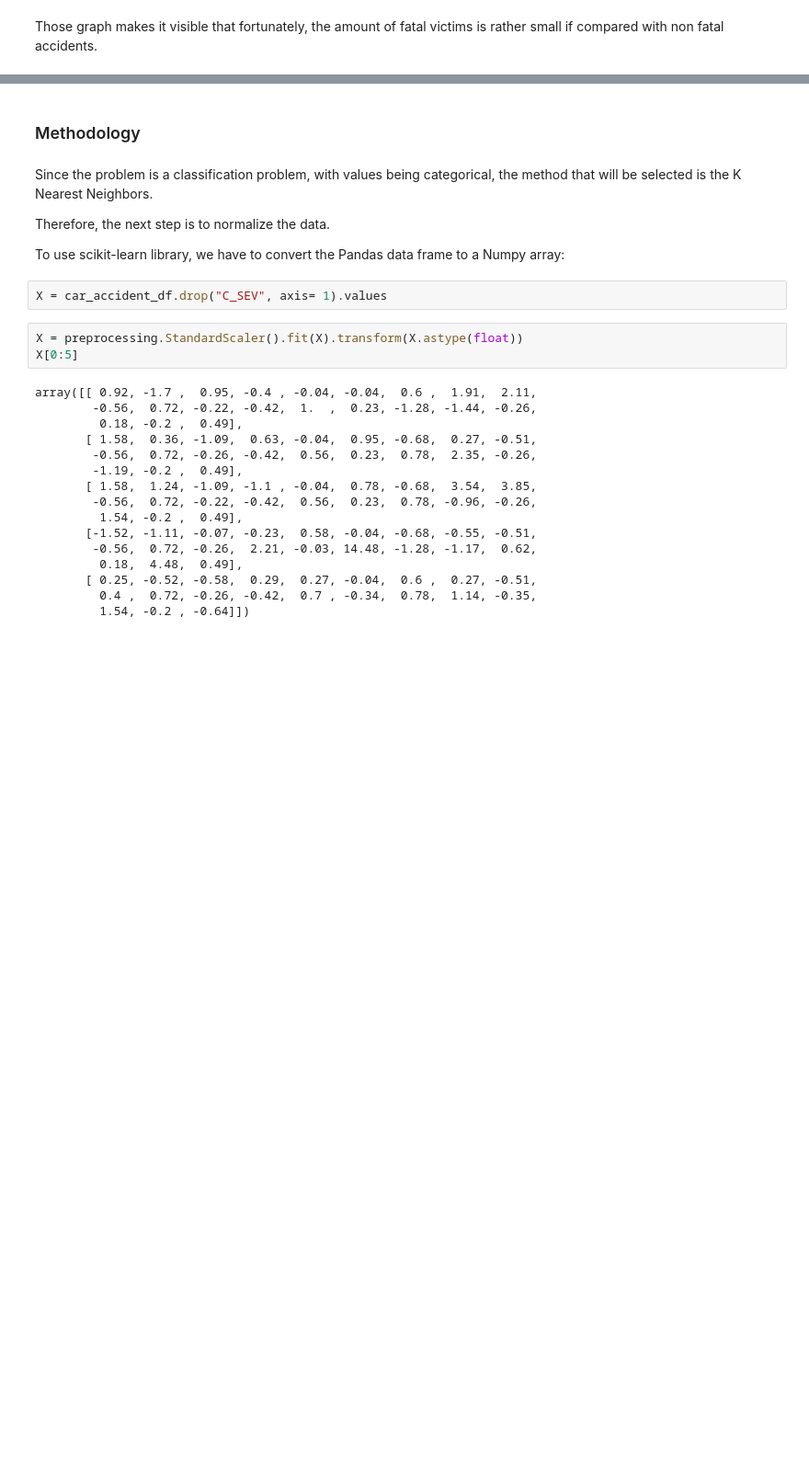
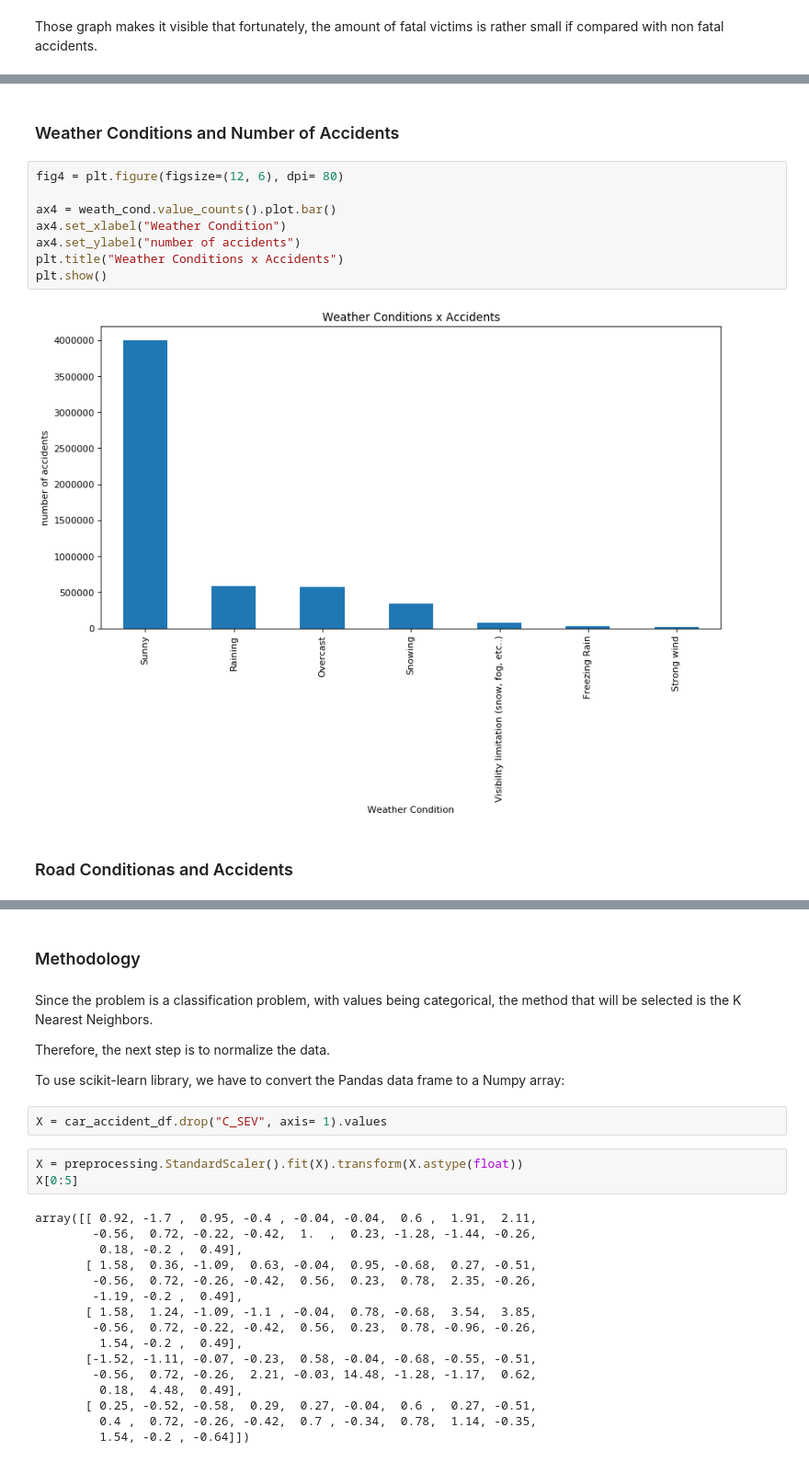
Before and after one commit to carloscaeduardo/Coursera_Capstone2, a Jupyter notebook: Canada_collision_prediction.ipynb, the cells around one changed output, grey strips where cells are left out. Shown at 92% size. Drawn from its saved outputs; the diff is of its cells as text; blank space fills up the shorter version.

```diff
--- a/Canada_collision_prediction.ipynb
+++ b/Canada_collision_prediction.ipynb
@@ -216,0 +271,14 @@ for p in ax1.patches:
+# %% [markdown]
+<h3>Weather Conditions and Number of Accidents</h3>
+# %%
+fig4 = plt.figure(figsize=(12, 6), dpi= 80)
+
+ax4 = weath_cond.value_counts().plot.bar()
+ax4.set_xlabel("Weather Condition")
+ax4.set_ylabel("number of accidents")
+plt.title("Weather Conditions x Accidents")
+plt.show()
+# %% [output]
+[figure, added]
+# %% [markdown]
+<h3>Road Conditionas and Accidents</h3>
```
Also changed, not shown: parts of 19 cells of this notebook.
